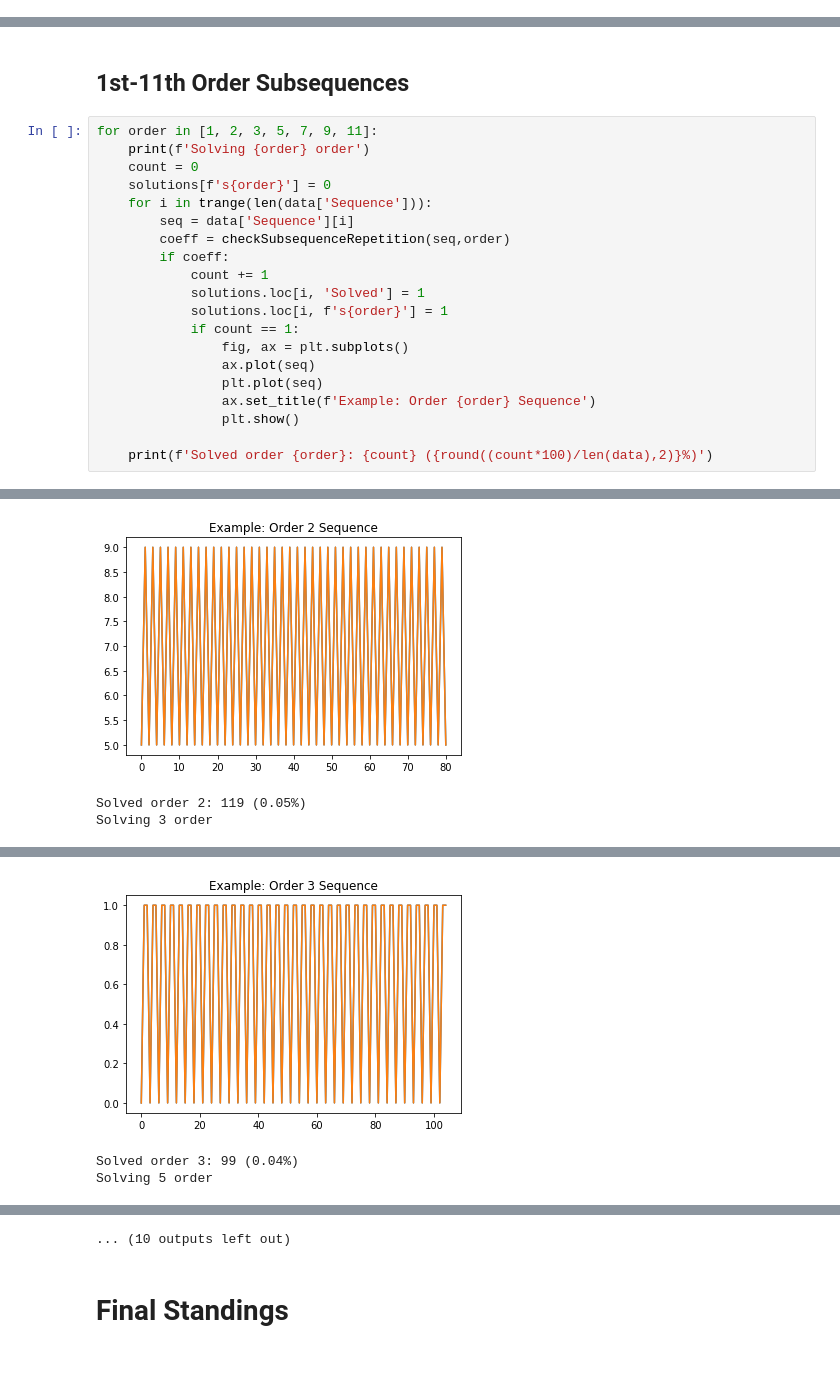
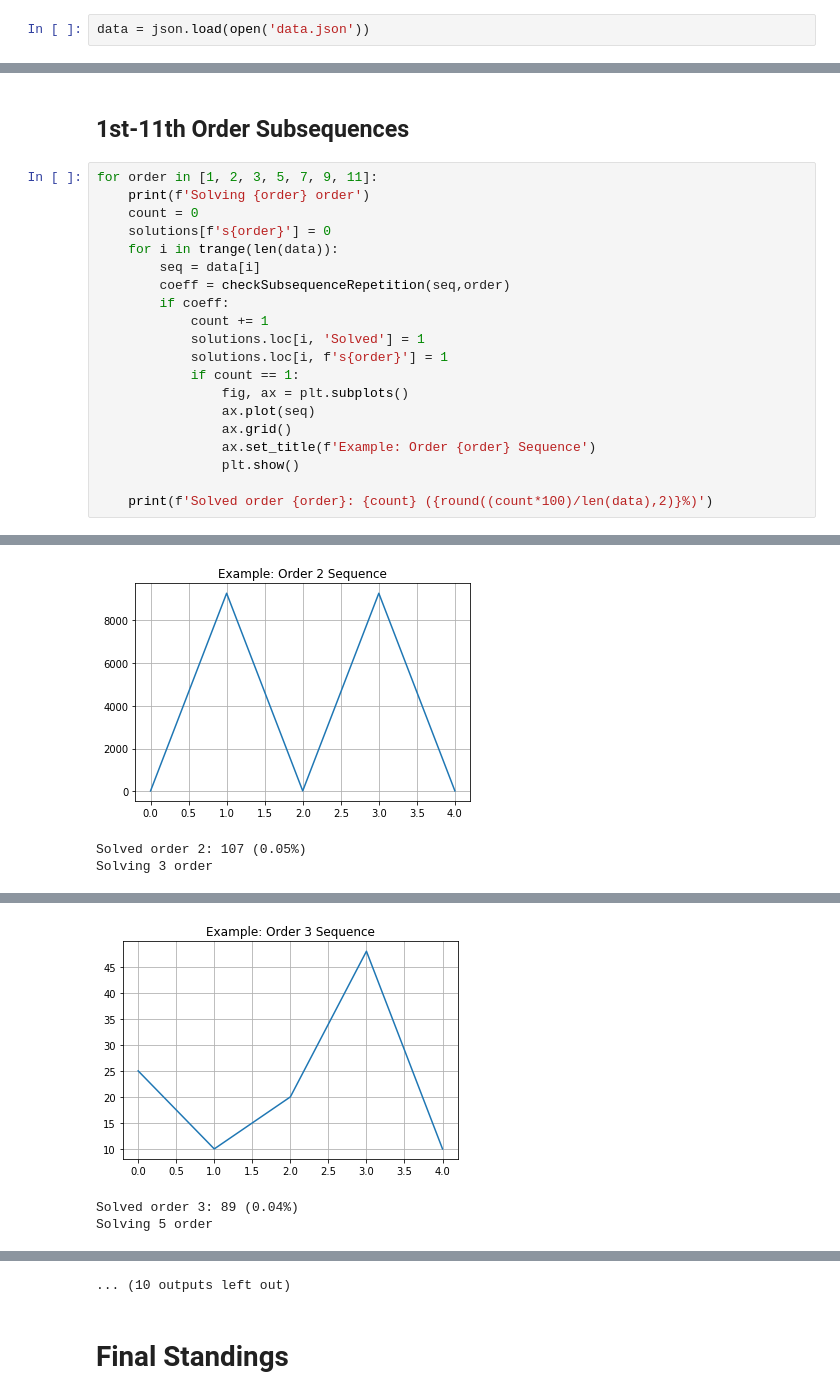
Before and after one commit to Ritvik19/Integer-Sequence-Learning, a Jupyter notebook: 05 Subsequence Repetition.ipynb, the cells around one changed output, grey strips where cells are left out. Saved outputs shown, nothing was run; the diff lists cells and outputs as text; blank space fills up the shorter version.

```diff
--- a/05 Subsequence Repetition.ipynb
+++ b/05 Subsequence Repetition.ipynb
@@ -18,3 +13,5 @@ data['Sequence'] = data['Sequence'].progress_apply(eval)
+# %%
+data = json.load(open('data.json'))
 # %%
 solutions = pd.read_csv('Solutions.csv')
 # %% [markdown]
@@ -28,8 +25,8 @@ for order in [1, 2, 3, 5, 7, 9, 11]:
     print(f'Solving {order} order')
     count = 0
     solutions[f's{order}'] = 0
-    for i in trange(len(data['Sequence'])):
-        seq = data['Sequence'][i]
+    for i in trange(len(data)):
+        seq = data[i]
         coeff = checkSubsequenceRepetition(seq,order)
         if coeff:
             count += 1
@@ -38,7 +35,7 @@ for order in [1, 2, 3, 5, 7, 9, 11]:
             if count == 1:
                 fig, ax = plt.subplots()
                 ax.plot(seq)
-                plt.plot(seq)
+                ax.grid()
                 ax.set_title(f'Example: Order {order} Sequence')
                 plt.show()
 
@@ -51,10 +48,10 @@ Solved order 1: 35 (0.02%)
 Solving 2 order
 [interactive output not drawn]
-[figure, old version]
+[figure, new version]
-Solved order 2: 119 (0.05%)
+Solved order 2: 107 (0.05%)
 Solving 3 order
 [interactive output not drawn]
-[figure, old version]
+[figure, new version]
-Solved order 3: 99 (0.04%)
+Solved order 3: 89 (0.04%)
 Solving 5 order
 [interactive output not drawn]
```
Also changed, not shown: parts of 6 cells of this notebook, 1 other file.
